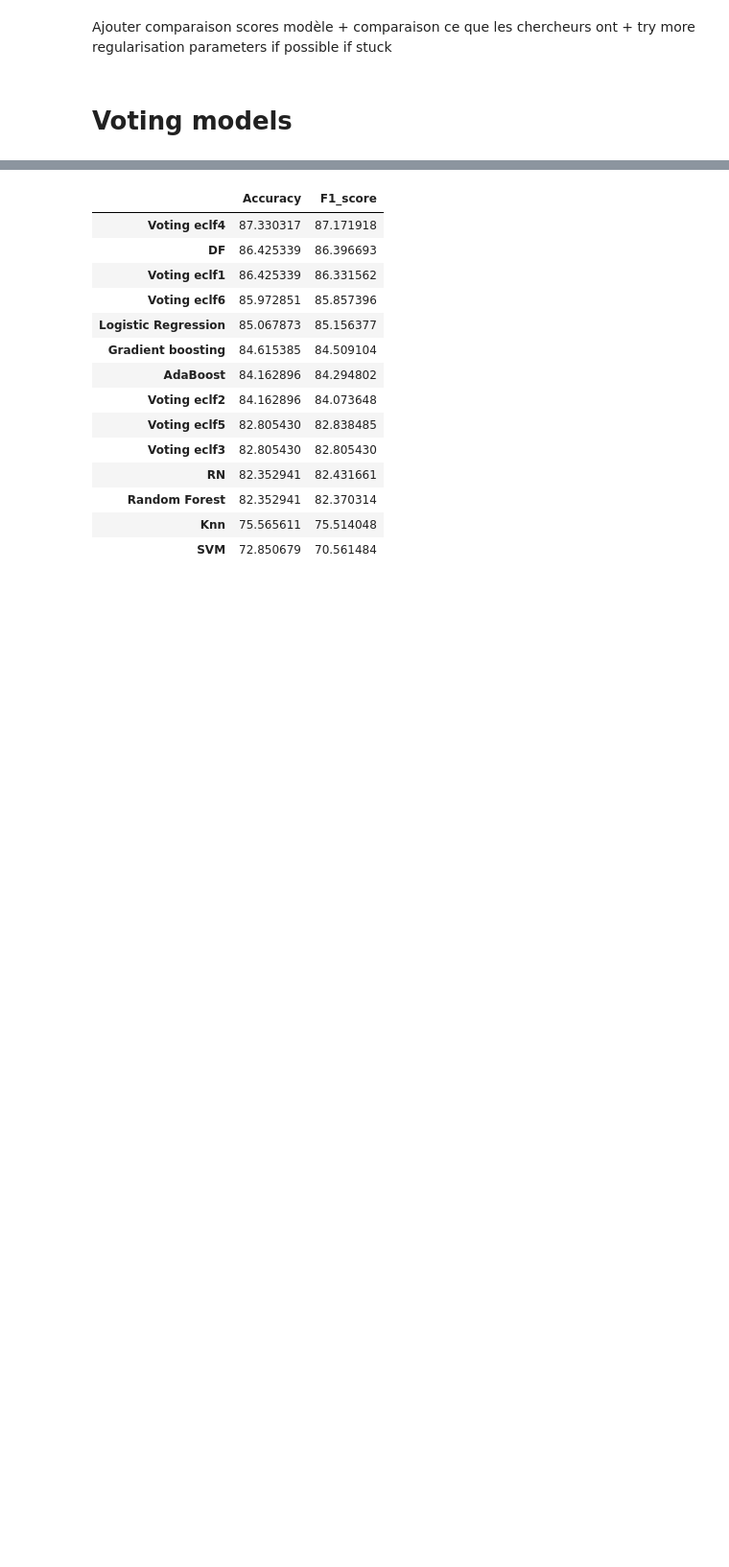
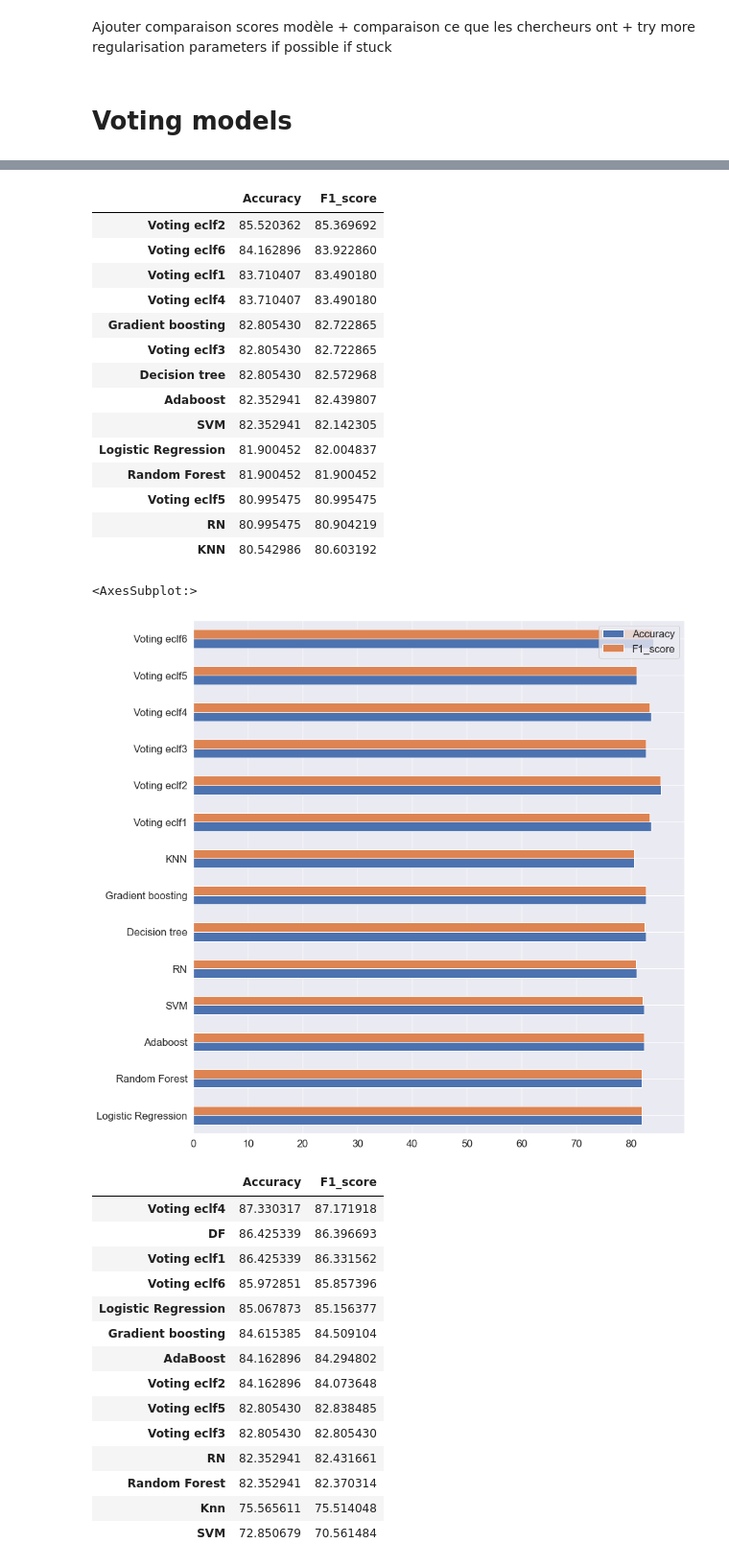
Before and after one commit to bouhamidi/Projet_fdd, a Jupyter notebook: PROJET_FDD.ipynb, the cells around one changed output, grey strips where cells are left out. Shown at 96% size. Saved outputs shown, nothing was run; the diff lists cells and outputs as text; code cells hidden in the pictures; blank space fills up the shorter version.

```diff
--- a/PROJET_FDD.ipynb
+++ b/PROJET_FDD.ipynb
@@ -1456,3 +1968,26 @@ df_final.plot.barh(y=["Accuracy","F1_score"],figsize=(14,15))
+# %%
+df_final_ss = pd.concat([df_accu_ss,df_f1_ss],axis=1)
+# %%
+display(df_final_ss.sort_values(by='F1_score',ascending=False))
+df_final_ss.plot.barh(y=["Accuracy","F1_score"],figsize=(14,15))
+# %% [output]
+|  | Accuracy | F1_score |
+| Voting eclf2 | 85.520362 | 85.369692 |
+| Voting eclf6 | 84.162896 | 83.922860 |
+| Voting eclf1 | 83.710407 | 83.490180 |
+| Voting eclf4 | 83.710407 | 83.490180 |
+| Gradient boosting | 82.805430 | 82.722865 |
+| Voting eclf3 | 82.805430 | 82.722865 |
+| Decision tree | 82.805430 | 82.572968 |
+| Adaboost | 82.352941 | 82.439807 |
+| SVM | 82.352941 | 82.142305 |
+| Logistic Regression | 81.900452 | 82.004837 |
+| Random Forest | 81.900452 | 81.900452 |
+| Voting eclf5 | 80.995475 | 80.995475 |
+| RN | 80.995475 | 80.904219 |
+| KNN | 80.542986 | 80.603192 |
+<AxesSubplot:>
+[figure, added]
 # %%
 display(df_final.sort_values(by='F1_score',ascending=False))
 df_final.plot.barh(y=["Accuracy","F1_score"],figsize=(14,15))
```
Also changed, not shown: parts of 67 cells of this notebook.
